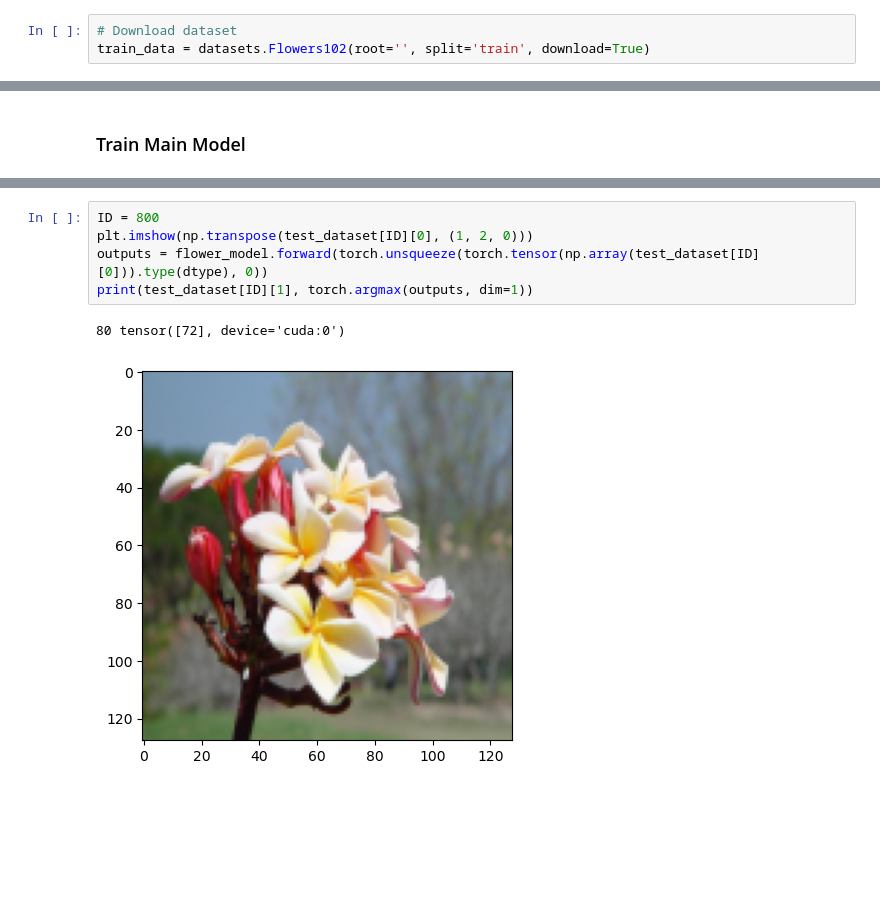
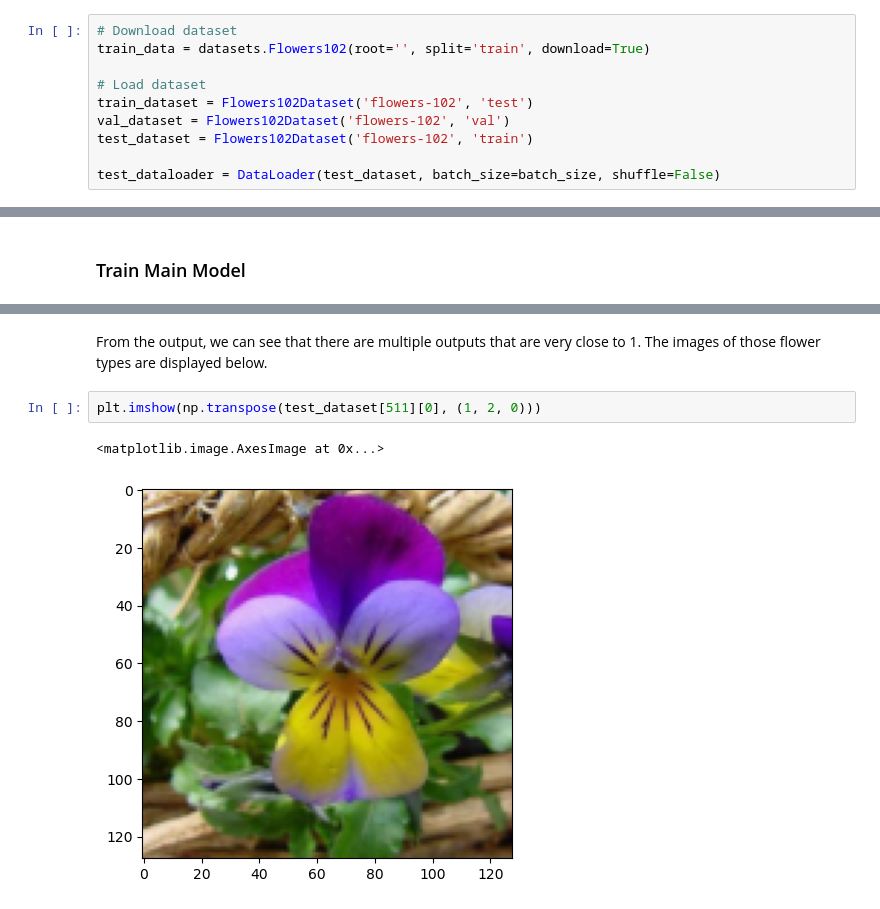
Before and after one commit to Patipol-BKK/ce4042-proj, a Jupyter notebook: Flowers-401.ipynb, the cells around one changed output, grey strips where cells are left out. Saved outputs shown, nothing was run; the diff lists cells and outputs as text; blank space fills up the shorter version.

```diff
--- a/Flowers-401.ipynb
+++ b/Flowers-401.ipynb
@@ -1016,6 +1019,13 @@ Flowers401Net(
 # %%
 # Download dataset
 train_data = datasets.Flowers102(root='', split='train', download=True)
+
+# Load dataset
+train_dataset = Flowers102Dataset('flowers-102', 'test')
+val_dataset = Flowers102Dataset('flowers-102', 'val')
+test_dataset = Flowers102Dataset('flowers-102', 'train')
+
+test_dataloader = DataLoader(test_dataset, batch_size=batch_size, shuffle=False)
 # %%
 from torch.utils.data import Dataset
 import scipy.io
@@ -1235,8 +1228,7 @@ print(test_dataset[ID][1], torch.argmax(outputs, dim=1))
-# %%
-ID = 800
-plt.imshow(np.transpose(test_dataset[ID][0], (1, 2, 0)))
-outputs = flower_model.forward(torch.unsqueeze(torch.tensor(np.array(test_dataset[ID][0])).type(dtype), 0))
-print(test_dataset[ID][1], torch.argmax(outputs, dim=1))
-# %% [output]
-80 tensor([72], device='cuda:0')
-[figure, removed]
+# %% [markdown]
+From the output, we can see that there are multiple outputs that are very close to 1. The images of those flower types are displayed below.
+# %%
+plt.imshow(np.transpose(test_dataset[511][0], (1, 2, 0)))
+# %% [output]
+<matplotlib.image.AxesImage at 0x...>
+[figure, added]
```
Also changed, not shown: parts of 21 cells of this notebook.
